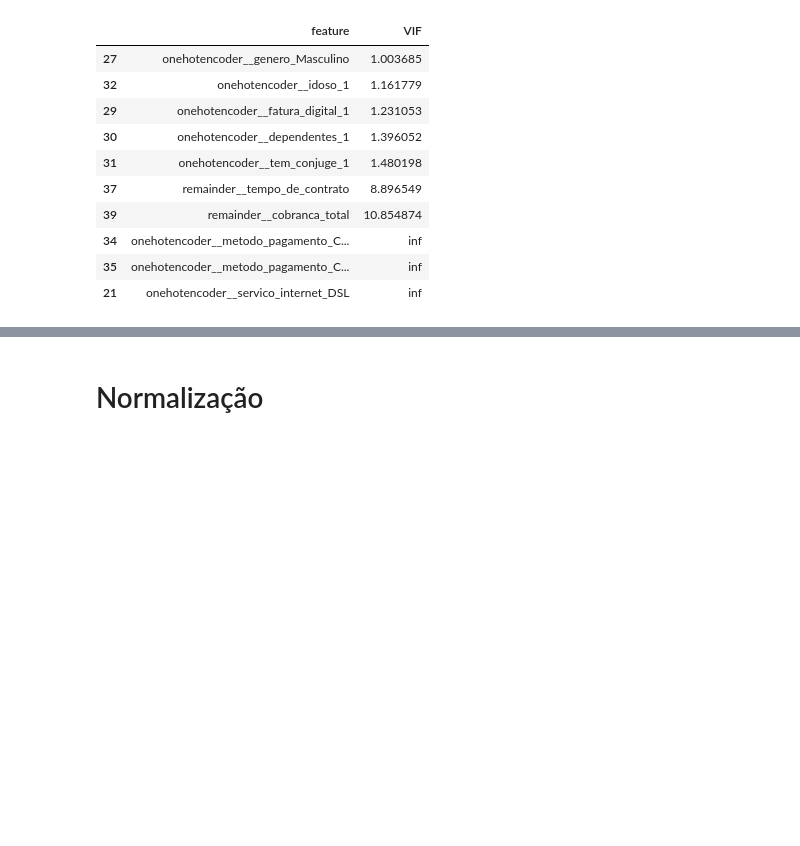
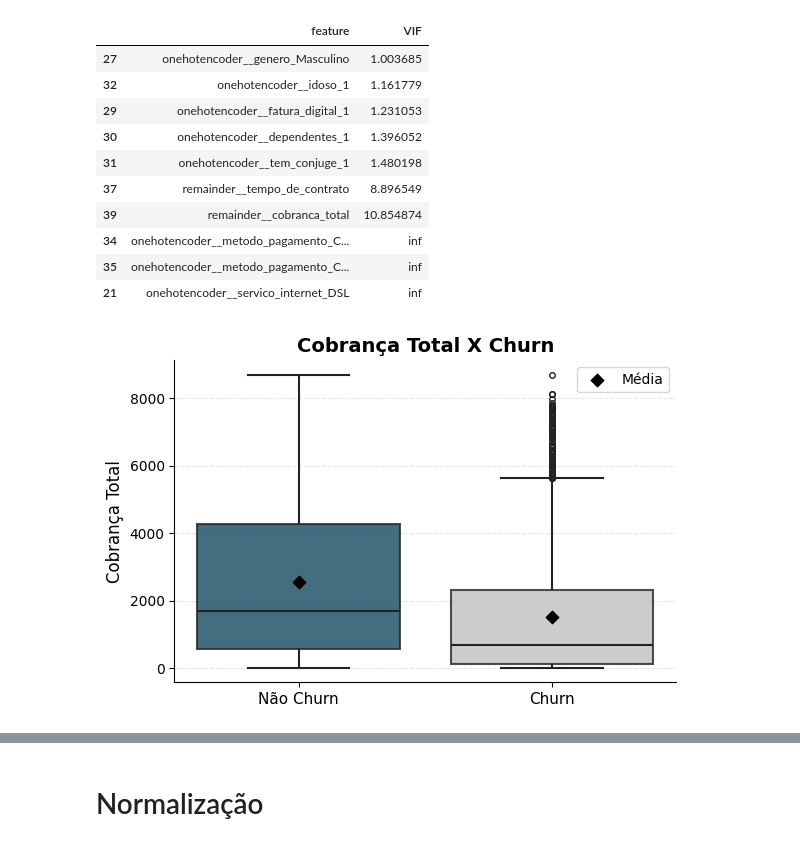
Before and after one commit to emilibohrer/telecom-x_parte2, a Jupyter notebook: telecom-x_BR.ipynb, the cells around one changed output, grey strips where cells are left out. Drawn from its saved outputs; the diff is of its cells as text; code cells hidden in the pictures; blank space fills up the shorter version.

Commit message:
Exportando imagens e incorporando no readme

```diff
--- a/telecom-x_BR.ipynb
+++ b/telecom-x_BR.ipynb
@@ -155,3 +158,84 @@ df_col_relevants = df_dados_balanceados[colunas_relevantes + ["churn"]]
 x = df_col_relevants.drop("churn", axis=1)
 y = df_col_relevants["churn"]
 colunas = x.columns
+# %%
+def plot_boxplot(df_base, x, y, titulo, label, cores, titulo_name=None):
+    """
+    Gera um boxplot comparando a distribuição de uma variável numérica entre clientes com e sem churn.
+
+    Parâmetros:
+    - df_base (DataFrame): Conjunto de dados contendo a coluna 'churn', além das colunas especificadas.
+    - x (str): Nome da coluna categórica usada no eixo X (geralmente mesmo valor para todos).
+    - y (str): Nome da variável numérica a ser analisada.
+    - titulo (str): Título do gráfico.
+    - label (str): Nome do eixo Y (label da variável numérica).
+    - cores (list): Lista de cores para representar os grupos (ex: ['#00C49A', '#FF4444'] para Não Churn e Churn).
+
+    Funcionamento:
+    - Cria um boxplot dividido por churn para mostrar a distribuição da variável numérica.
+    - Calcula as médias e medianas e insere marcadores de média visualmente.
+    - Customiza os elementos visuais, como grid, títulos, legendas e eixos.
+
+    Observações:
+    - A coluna 'churn' deve conter os valores 0 e 1.
+    """
+    # Define o tamanho da figura do gráfico
+    plt.figure(figsize=(6, 4))
+
+    # Cria o boxplot com separação por churn (hue)
+    sns.boxplot(
+        x=x,                  # variável categórica no eixo X
+        y=y,                  # variável numérica a ser visualizada
+        hue='churn',          # separa por churn: 0 (Não churn) ou 1 (Churn)
+        data=df_base,
+        palette=cores,
+        linewidth=1.5,
+        fliersize=4,
+        boxprops=dict(alpha=0.8),
+        legend=False          # desativa a legenda automática
+    )
+
+    # Calcula a média e mediana da variável para churn e não churn
+    medias = df_base.groupby('churn')[y].mean()
+    medianas = df_base.groupby('churn')[y].median()
+
+    # Plota a média como marcador extra por cima do boxplot
+    for i in range(2):  # churn: 0 ou 1
+        plt.scatter(
+            i, medias[i],
+            color='black', marker='D', s=40,
+            zorder=5, label='Média' if i == 0 else ""
+        )
+
+    # Define título e rótulo dos eixos
+    plt.title(titulo, fontsize=14, weight='bold')
+    plt.xlabel('')
+    plt.ylabel(label, fontsize=12)
+
+    # Ajusta os rótulos do eixo X manualmente
+    plt.xticks([0, 1], ['Não Churn', 'Churn'], fontsize=11)
+
+    # Remove bordas e adiciona grade suave
+    sns.despine()
+    plt.grid(axis='y', linestyle='--', alpha=0.3)
+
+    # Adiciona legenda no canto superior direito
+    plt.legend(loc='upper right')
+
+    # Ajusta o layout e exibe o gráfico
+    plt.tight_layout()
+
+    plt.savefig(f'img/{titulo_name}.png', dpi=300, bbox_inches='tight')
+    plt.show()
+
+# cores = [ '#757575','#2E2E2E' ]
+cores = [ '#084D6E', '#C0C0C0',]
+
+x = 'churn'
+y = 'cobranca_total'
+titulo = 'Cobrança Total X Churn'
+label = 'Cobrança Total'
+
+plot_boxplot(df, x, y, titulo, label, cores, titulo_name='cobranca_total_churn')
+# %% [output]
+[figure, added]
```
Also changed, not shown: parts of 8 cells of this notebook, 6 other files.
